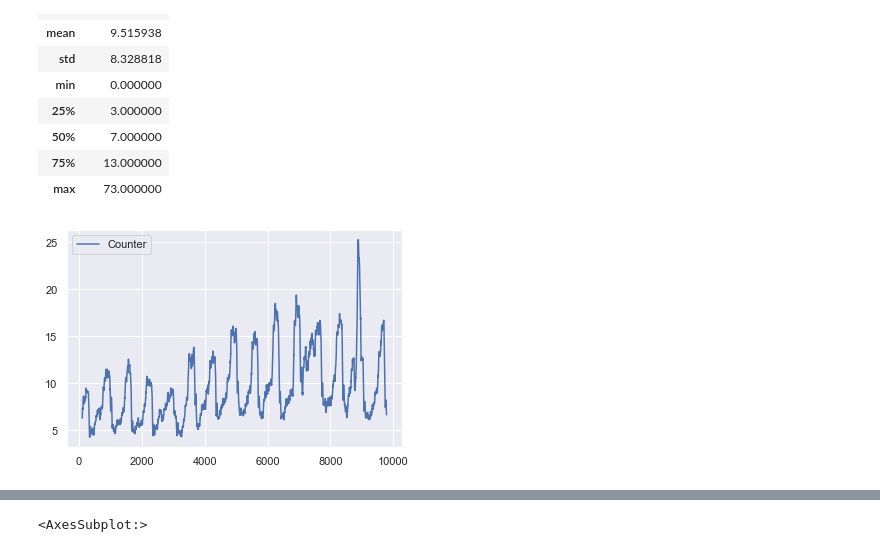
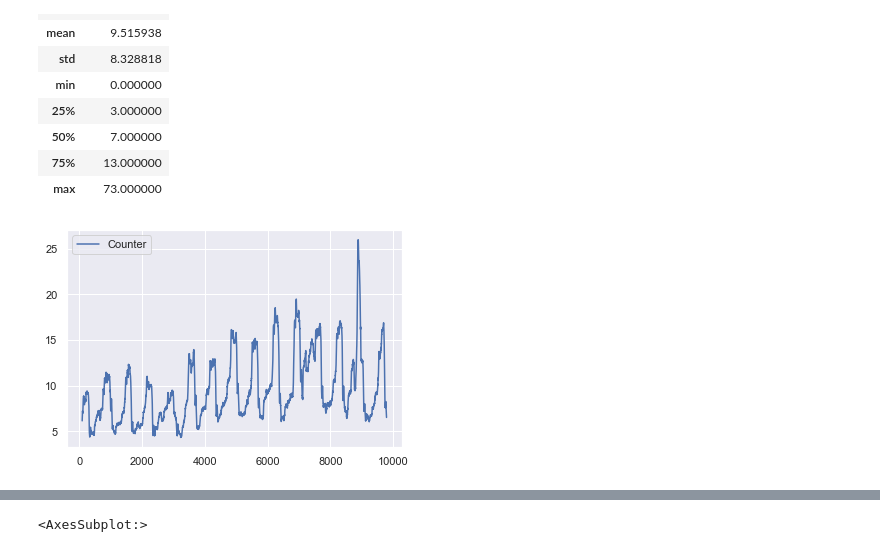
Before and after one commit to General2096/Sprinboard, a Jupyter notebook: Ultimate Challenge/Ultimate Data Challenge.ipynb, the cells around one changed output, grey strips where cells are left out. Cells and saved outputs as stored; diff of their text form; code cells hidden in the pictures.

```diff
--- a/Ultimate Challenge/Ultimate Data Challenge.ipynb
+++ b/Ultimate Challenge/Ultimate Data Challenge.ipynb
@@ -33,7 +43,6 @@ df.sort_values(by = 'login_time')
 | 93140 | 1970-04-13 18:57:38 |
 93142 rows × 1 columns
 # %%
-df['login_time'] = pd.to_datetime(df['login_time'], unit = 's')
 df = df.set_index('login_time')
 # %%
 df['Counter'] = 0
@@ -78,7 +85,7 @@ df.describe()
 | 75% | 13.000000 |
 | max | 73.000000 |
 # %%
-df.rolling(window=100).mean().plot()
+df.rolling(window=97).mean().plot()
 plt.show()
 # %% [output]
-[figure, old version]
+[figure, new version]
```
Also changed, not shown: parts of 61 cells of this notebook, 1 other file.
